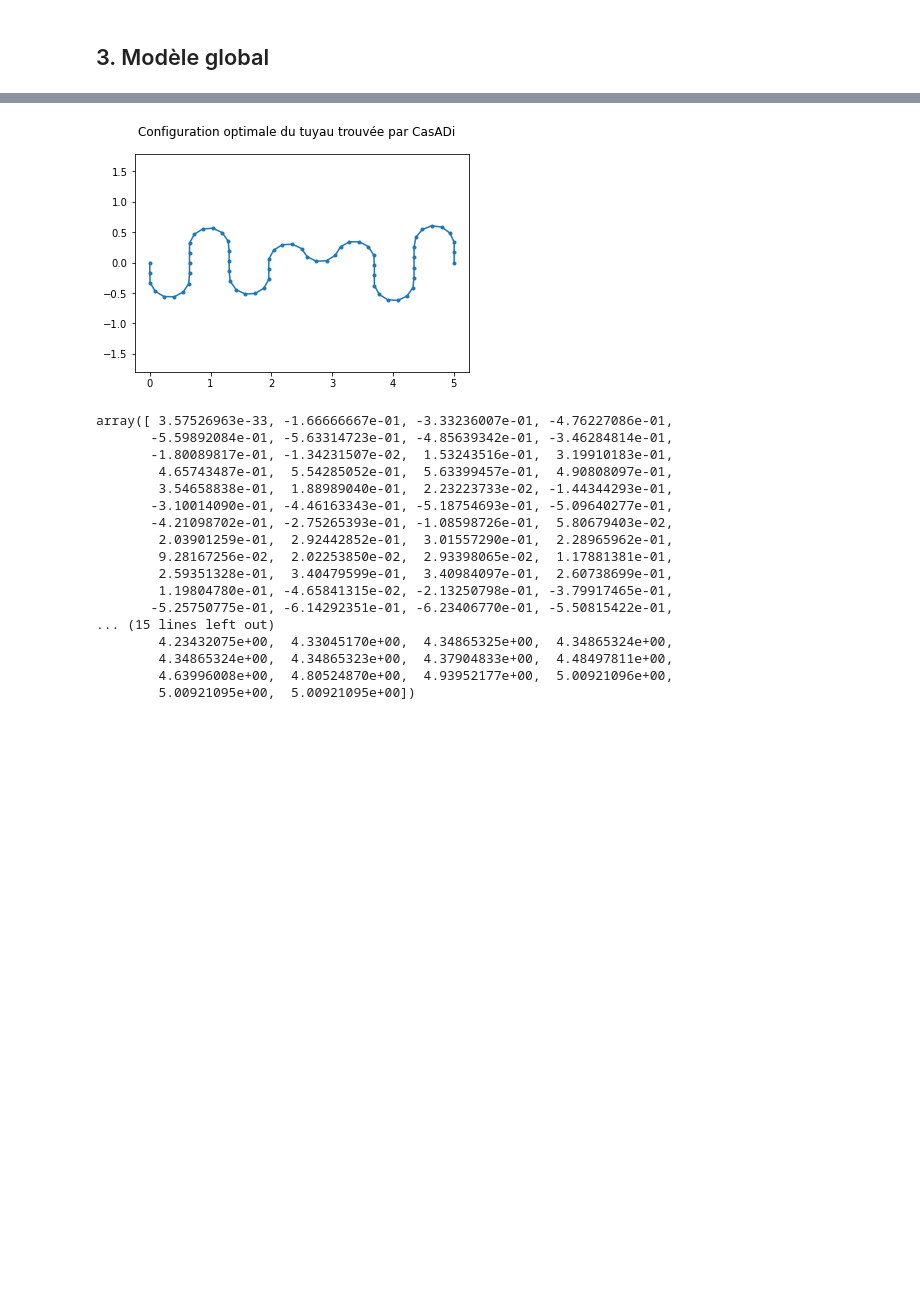
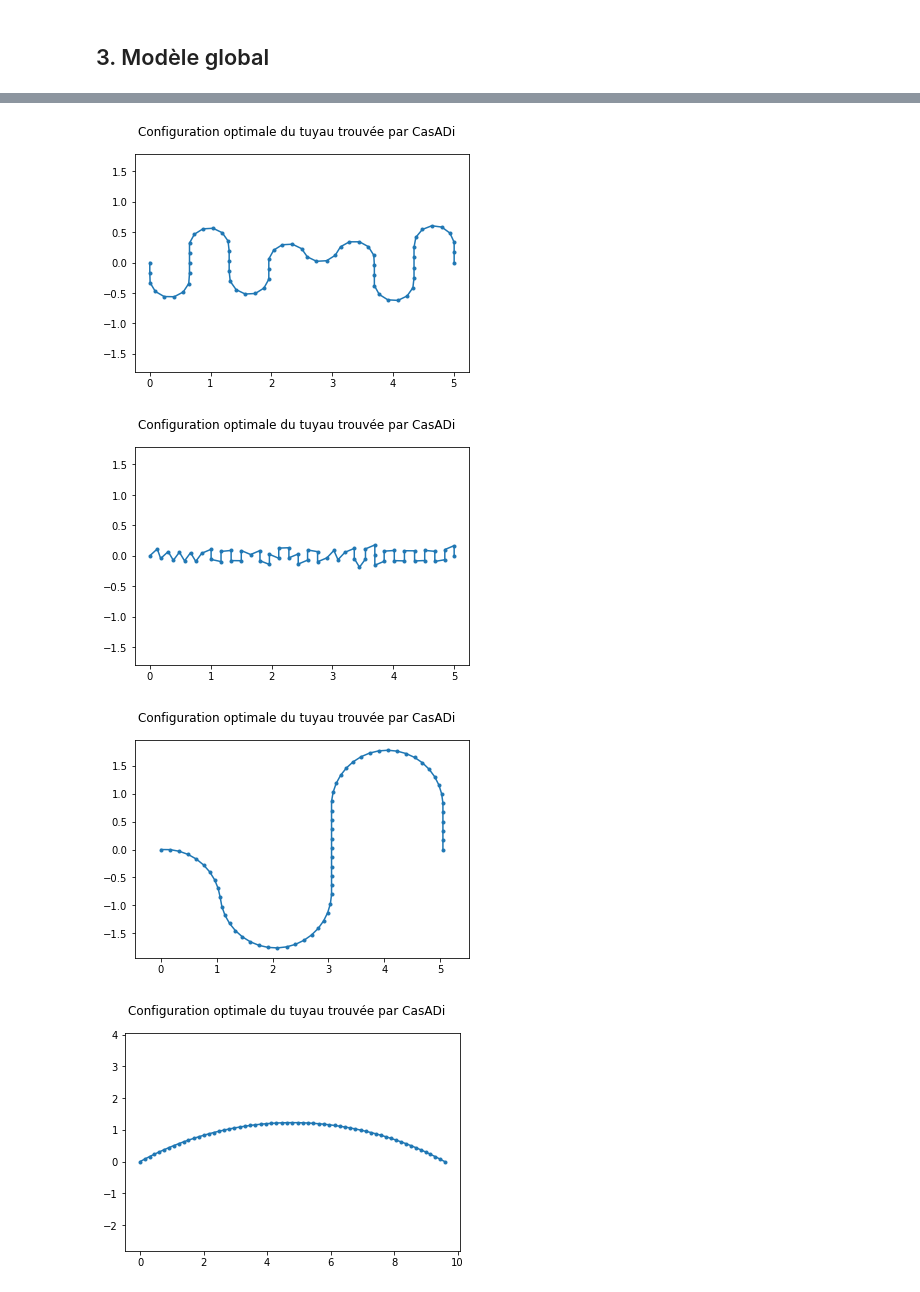
Before and after one commit to LouisJustinTALLOT/projet-optimisation-alvarez-tallot, a Jupyter notebook: projet_optimisation_alvarez_tallot.ipynb, the cells around one changed output, grey strips where cells are left out. Saved outputs shown, nothing was run; the diff lists cells and outputs as text; code cells hidden in the pictures; blank space fills up the shorter version.

```diff
--- a/projet_optimisation_alvarez_tallot.ipynb
+++ b/projet_optimisation_alvarez_tallot.ipynb
@@ -123,5 +124,5 @@ plt.show()
 # %%
-def optim_simple(L=10, N=60, K=10, gamma=3, plot=True):
+def optim_simple(L=10, N=60, K=10, gamma=3, plot=True, verbose=False, must_return=False):
     dx = L/N
 
     # on lance une optimisation avec CasADi
@@ -162,8 +163,11 @@ def optim_simple(L=10, N=60, K=10, gamma=3, plot=True):
     # on résoud
     opti.solver('ipopt')
 
-    with io.capture_output() as captured:
+    if verbose:
         sol = opti.solve()
+    else:
+        with io.capture_output() as captured:
+            sol = opti.solve()
 
     result = sol.value(z)
 
@@ -176,5 +180,6 @@ def optim_simple(L=10, N=60, K=10, gamma=3, plot=True):
         plt.suptitle("Configuration optimale du tuyau trouvée par CasADi")
         plt.show()
 
-    return result
+    if must_return:
+        return result
 # %%
@@ -347,21 +366,10 @@ plt.show()
-# %%
-optim_simple()
-# %% [output]
-[figure, removed]
-array([ 3.57526963e-33, -1.66666667e-01, -3.33236007e-01, -4.76227086e-01,
-       -5.59892084e-01, -5.63314723e-01, -4.85639342e-01, -3.46284814e-01,
-       -1.80089817e-01, -1.34231507e-02,  1.53243516e-01,  3.19910183e-01,
-        4.65743487e-01,  5.54285052e-01,  5.63399457e-01,  4.90808097e-01,
-        3.54658838e-01,  1.88989040e-01,  2.23223733e-02, -1.44344293e-01,
-       -3.10014090e-01, -4.46163343e-01, -5.18754693e-01, -5.09640277e-01,
-       -4.21098702e-01, -2.75265393e-01, -1.08598726e-01,  5.80679403e-02,
-        2.03901259e-01,  2.92442852e-01,  3.01557290e-01,  2.28965962e-01,
-        9.28167256e-02,  2.02253850e-02,  2.93398065e-02,  1.17881381e-01,
-        2.59351328e-01,  3.40479599e-01,  3.40984097e-01,  2.60738699e-01,
-        1.19804780e-01, -4.65841315e-02, -2.13250798e-01, -3.79917465e-01,
-       -5.25750775e-01, -6.14292351e-01, -6.23406770e-01, -5.50815422e-01,
-... (15 lines left out)
-        4.23432075e+00,  4.33045170e+00,  4.34865325e+00,  4.34865324e+00,
-        4.34865324e+00,  4.34865323e+00,  4.37904833e+00,  4.48497811e+00,
-        4.63996008e+00,  4.80524870e+00,  4.93952177e+00,  5.00921096e+00,
-        5.00921095e+00,  5.00921095e+00])
+# %%
+optim_simple()
+optim_simple(gamma=10)
+optim_simple(gamma=1)
+optim_simple(gamma=0.1)
+# %% [output]
+[figure, added]
+[figure, added]
+[figure, added]
+[figure, added]
```
Also changed, not shown: parts of 9 cells of this notebook.
